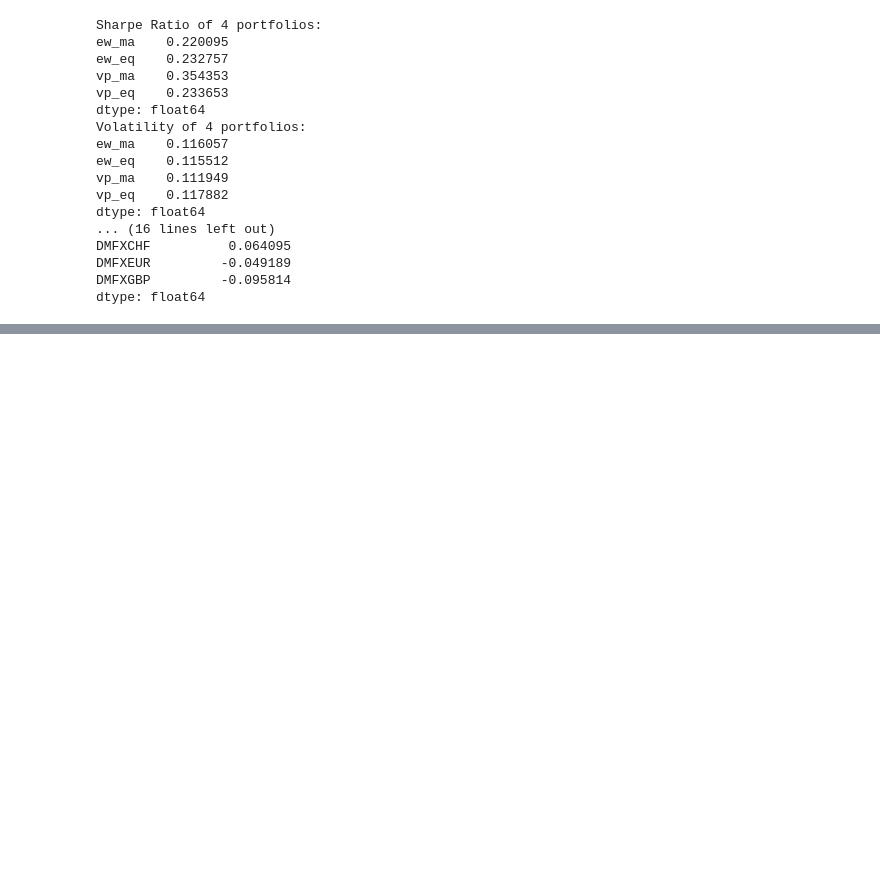
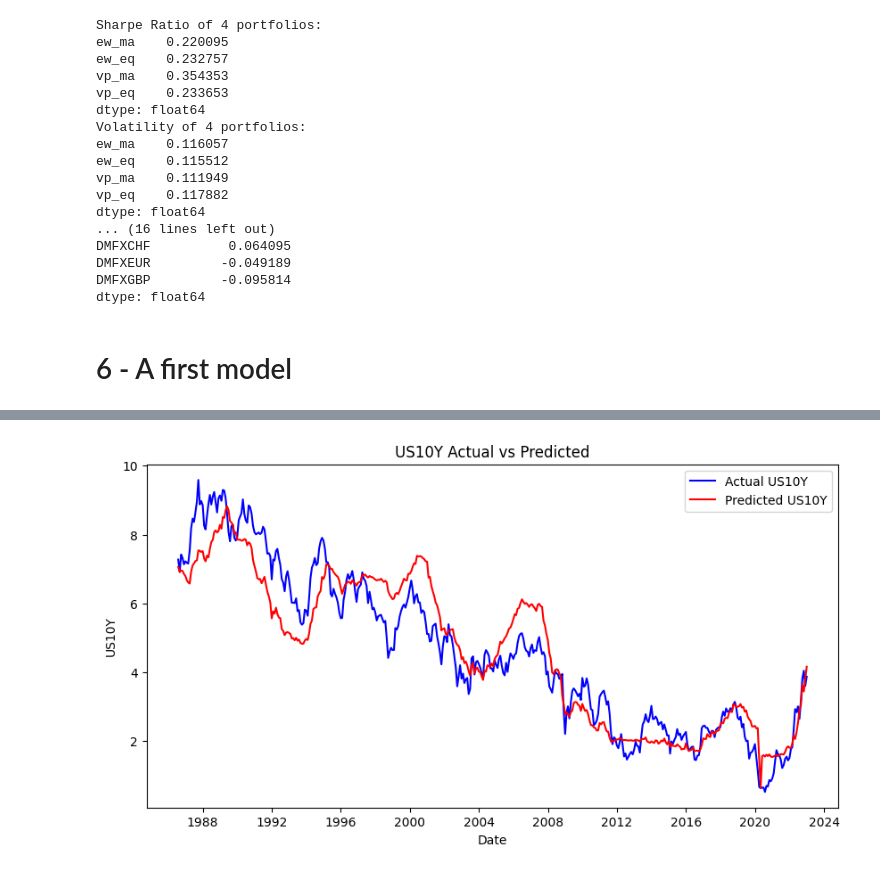
Before and after one commit to emilesgt/Machine_Learning_Asset_Management, a Jupyter notebook: TD1_Statistics_Notebook.ipynb, the cells around one changed output, grey strips where cells are left out. Saved outputs shown, nothing was run; the diff lists cells and outputs as text; code cells hidden in the pictures; blank space fills up the shorter version.

Commit message:
6 : model

```diff
--- a/TD1_Statistics_Notebook.ipynb
+++ b/TD1_Statistics_Notebook.ipynb
@@ -575,3 +575,70 @@ DMFXCHF          0.064095
 DMFXEUR         -0.049189
 DMFXGBP         -0.095814
 dtype: float64
+# %% [markdown]
+# 6 - A first model
+# %%
+import pandas as pd
+import numpy as np
+import matplotlib.pyplot as plt
+import seaborn as sns
+import statsmodels.api as sm
+
+model_assets_prices = pd.read_csv(f"{mainpath}DataForModelTutorial1.csv", index_col="Dates", sep=";", parse_dates=["Dates"], dayfirst=True)
+
+# Transformations
+model_assets_prices_for_model = model_assets_prices.copy()
+model_assets_prices_for_model['CorePCE'] = model_assets_prices_for_model['CorePCE'].pct_change()
+model_assets_prices_for_model['Unemployment'] = model_assets_prices_for_model['Unemployment'].pct_change()
+sofr2_rate = (100 - model_assets_prices_for_model['SOFR2']) / 100
+sofr6_rate = (100 - model_assets_prices_for_model['SOFR6']) / 100
+model_assets_prices_for_model['SOFRSpread'] = sofr6_rate - sofr2_rate
+
+# Prepare inputs for OLS
+inputs = pd.DataFrame({
+    'CorePCE': model_assets_prices_for_model['CorePCE'],
+    'Unemployment': model_assets_prices_for_model['Unemployment'],
+    'SOFRSpread': model_assets_prices_for_model['SOFRSpread'],
+    'FedFunds': model_assets_prices_for_model['FedFunds']
+})
+
+# Full history OLS regression
+data_for_ols = pd.DataFrame({'y': model_assets_prices_for_model['US10Y'], **inputs})
+data_for_ols = data_for_ols.replace([np.inf, -np.inf], np.nan).dropna()
+X = sm.add_constant(data_for_ols.drop(columns='y'))  # Add constant for intercept
+lin_model_full = sm.OLS(data_for_ols['y'], X).fit()
+
+
+# Summary of the full model
+print(lin_model_full.summary())
+
+# Predictions
+data_for_ols['US10Yhat'] = lin_model_full.predict(X)
+
+
+# Quick and dirty chart
+plt.figure(figsize=(10, 5))
+plt.plot(data_for_ols.index, data_for_ols['y'], label='Actual US10Y', color='blue')
+plt.plot(data_for_ols.index, data_for_ols['US10Yhat'], label='Predicted US10Y', color='red')
+plt.title('US10Y Actual vs Predicted')
+plt.xlabel('Date')
+plt.ylabel('US10Y')
+plt.legend()
+plt.show()
+
+# Last 10 years OLS regression
+last_10_years = data_for_ols.tail(120)  # Assuming the DataFrame is sorted by date
+X_last_10y = sm.add_constant(last_10_years.drop(columns=['y','US10Yhat']))
+lin_model_last_10y = sm.OLS(last_10_years['y'], X_last_10y).fit()
+
+# Summary of the last 10 years model
+print(lin_model_last_10y.summary())
+
+# Last 5 years OLS regression
+last_5_years = data_for_ols.tail(60)  # Assuming the DataFrame is sorted by date
+X_last_5y = sm.add_constant(last_5_years.drop(columns=['y','US10Yhat']))
+lin_model_last_5y = sm.OLS(last_5_years['y'], X_last_5y).fit()
+
+# Summary of the last 5 years model
+print(lin_model_last_5y.summary())
+# %% [output]
@@ -577,0 +662 @@ dtype: float64
+[figure, added]
```
Also changed, not shown: parts of 1 cell of this notebook.
